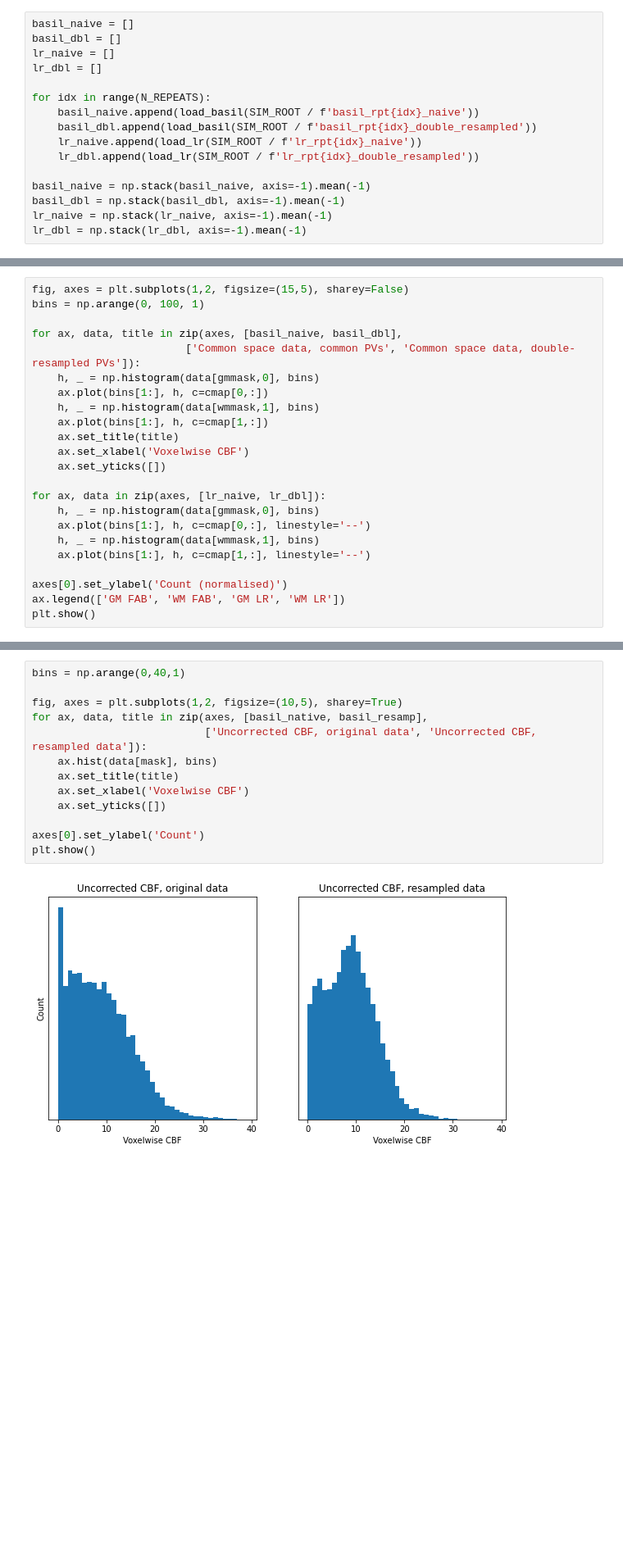
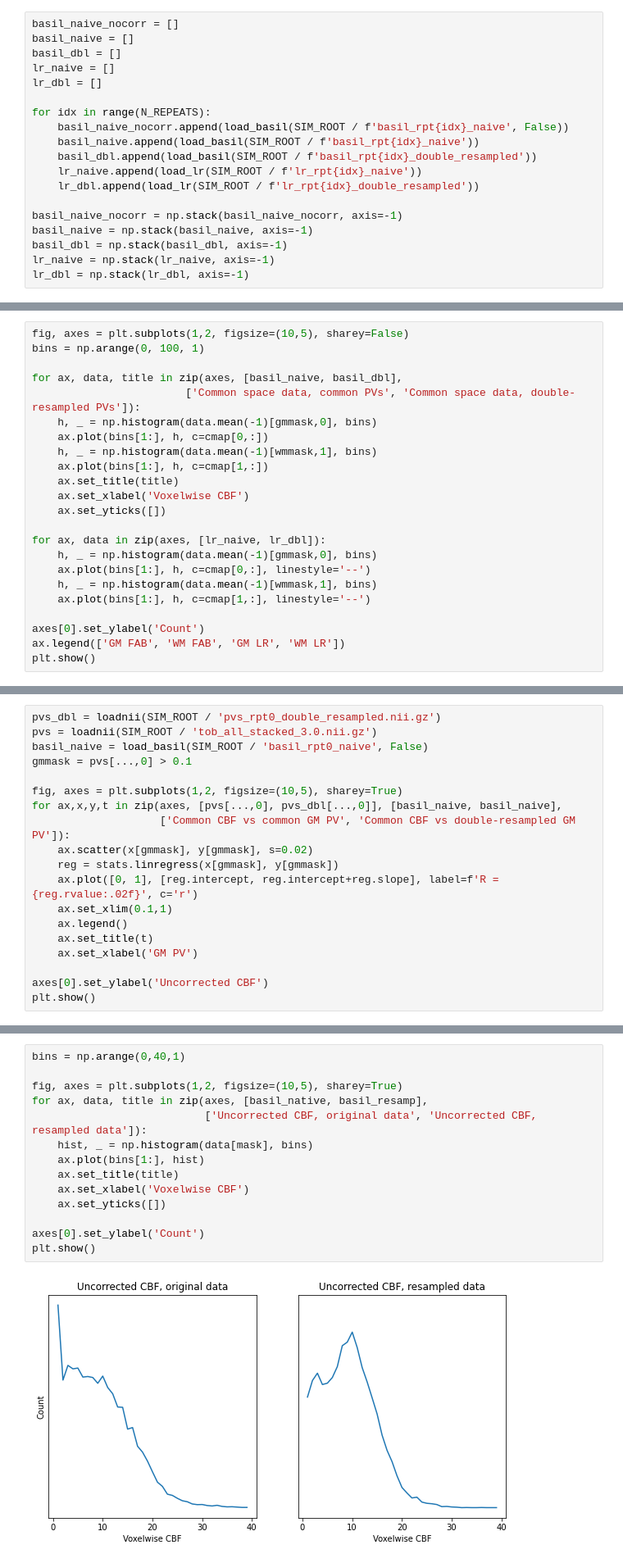
Before and after one commit to tomfrankkirk/pvec_problems, a Jupyter notebook: brain.ipynb, the cells around one changed output, grey strips where cells are left out. Shown at 82% size. Saved outputs shown, nothing was run; the diff lists cells and outputs as text; blank space fills up the shorter version.

```diff
--- a/brain.ipynb
+++ b/brain.ipynb
@@ -134,16 +209,19 @@ Step 5 is the slightly paradoxical bit: once all the data is in common alignment
 # %%
+basil_naive_nocorr = []
 basil_naive = []
 basil_dbl = []
 lr_naive = []
 lr_dbl = []
 
 for idx in range(N_REPEATS):
+    basil_naive_nocorr.append(load_basil(SIM_ROOT / f'basil_rpt{idx}_naive', False))
     basil_naive.append(load_basil(SIM_ROOT / f'basil_rpt{idx}_naive'))
     basil_dbl.append(load_basil(SIM_ROOT / f'basil_rpt{idx}_double_resampled'))
     lr_naive.append(load_lr(SIM_ROOT / f'lr_rpt{idx}_naive'))
     lr_dbl.append(load_lr(SIM_ROOT / f'lr_rpt{idx}_double_resampled'))
 
-basil_naive = np.stack(basil_naive, axis=-1).mean(-1)
-basil_dbl = np.stack(basil_dbl, axis=-1).mean(-1)
-lr_naive = np.stack(lr_naive, axis=-1).mean(-1)
-lr_dbl = np.stack(lr_dbl, axis=-1).mean(-1)
+basil_naive_nocorr = np.stack(basil_naive_nocorr, axis=-1)
+basil_naive = np.stack(basil_naive, axis=-1)
+basil_dbl = np.stack(basil_dbl, axis=-1)
+lr_naive = np.stack(lr_naive, axis=-1)
+lr_dbl = np.stack(lr_dbl, axis=-1)
@@ -150,24 +232,24 @@ lr_dbl = np.stack(lr_dbl, axis=-1).mean(-1)
 # %%
-fig, axes = plt.subplots(1,2, figsize=(15,5), sharey=False)
+fig, axes = plt.subplots(1,2, figsize=(10,5), sharey=False)
 bins = np.arange(0, 100, 1)
 
 for ax, data, title in zip(axes, [basil_naive, basil_dbl],
                         ['Common space data, common PVs', 'Common space data, double-resampled PVs']):
-    h, _ = np.histogram(data[gmmask,0], bins)
+    h, _ = np.histogram(data.mean(-1)[gmmask,0], bins)
     ax.plot(bins[1:], h, c=cmap[0,:])
-    h, _ = np.histogram(data[wmmask,1], bins)
+    h, _ = np.histogram(data.mean(-1)[wmmask,1], bins)
     ax.plot(bins[1:], h, c=cmap[1,:])
     ax.set_title(title)
     ax.set_xlabel('Voxelwise CBF')
     ax.set_yticks([])
 
 for ax, data in zip(axes, [lr_naive, lr_dbl]):
-    h, _ = np.histogram(data[gmmask,0], bins)
+    h, _ = np.histogram(data.mean(-1)[gmmask,0], bins)
     ax.plot(bins[1:], h, c=cmap[0,:], linestyle='--')
-    h, _ = np.histogram(data[wmmask,1], bins)
+    h, _ = np.histogram(data.mean(-1)[wmmask,1], bins)
     ax.plot(bins[1:], h, c=cmap[1,:], linestyle='--')
 
-axes[0].set_ylabel('Count (normalised)')
+axes[0].set_ylabel('Count')
 ax.legend(['GM FAB', 'WM FAB', 'GM LR', 'WM LR'])
 plt.show()
 # %% [output]
@@ -180,0 +307,19 @@ In both case, the mean distribution across 4 repeat acquisitions is shown.
+# %%
+pvs_dbl = loadnii(SIM_ROOT / 'pvs_rpt0_double_resampled.nii.gz')
+pvs = loadnii(SIM_ROOT / 'tob_all_stacked_3.0.nii.gz')
+basil_naive = load_basil(SIM_ROOT / 'basil_rpt0_naive', False)
+gmmask = pvs[...,0] > 0.1
+
+fig, axes = plt.subplots(1,2, figsize=(10,5), sharey=True)
+for ax,x,y,t in zip(axes, [pvs[...,0], pvs_dbl[...,0]], [basil_naive, basil_naive],
+                    ['Common CBF vs common GM PV', 'Common CBF vs double-resampled GM PV']):
+    ax.scatter(x[gmmask], y[gmmask], s=0.02)
+    reg = stats.linregress(x[gmmask], y[gmmask])
+    ax.plot([0, 1], [reg.intercept, reg.intercept+reg.slope], label=f'R = {reg.rvalue:.02f}', c='r')
+    ax.set_xlim(0.1,1)
+    ax.legend()
+    ax.set_title(t)
+    ax.set_xlabel('GM PV')
+
+axes[0].set_ylabel('Uncorrected CBF')
+plt.show()
@@ -208,17 +359,18 @@ Native space analysis, no PVEc, simply estimating CBF from data before / after r
 # %%
 bins = np.arange(0,40,1)
 
 fig, axes = plt.subplots(1,2, figsize=(10,5), sharey=True)
 for ax, data, title in zip(axes, [basil_native, basil_resamp],
                            ['Uncorrected CBF, original data', 'Uncorrected CBF, resampled data']):
-    ax.hist(data[mask], bins)
+    hist, _ = np.histogram(data[mask], bins)
+    ax.plot(bins[1:], hist)
     ax.set_title(title)
     ax.set_xlabel('Voxelwise CBF')
     ax.set_yticks([])
 
 axes[0].set_ylabel('Count')
 plt.show()
 # %% [output]
-[figure, old version]
+[figure, new version]
 # %% [markdown]
 The challenge of working with real data is immediately apparent: the distributions aren't even close to being bi-modal as they were in the simulation case. The fact that almost all voxels have less than 30 units of CBF shows the extent of PVE in the data (although this figure will of course be very sensitive to the choice of ATT used during analysis). At any rate, the extra PVE introduced by resampling is readily observed: the peak of the distribution shifts to around 10 units.
```
Also changed, not shown: parts of 45 cells of this notebook, 4 other files.
